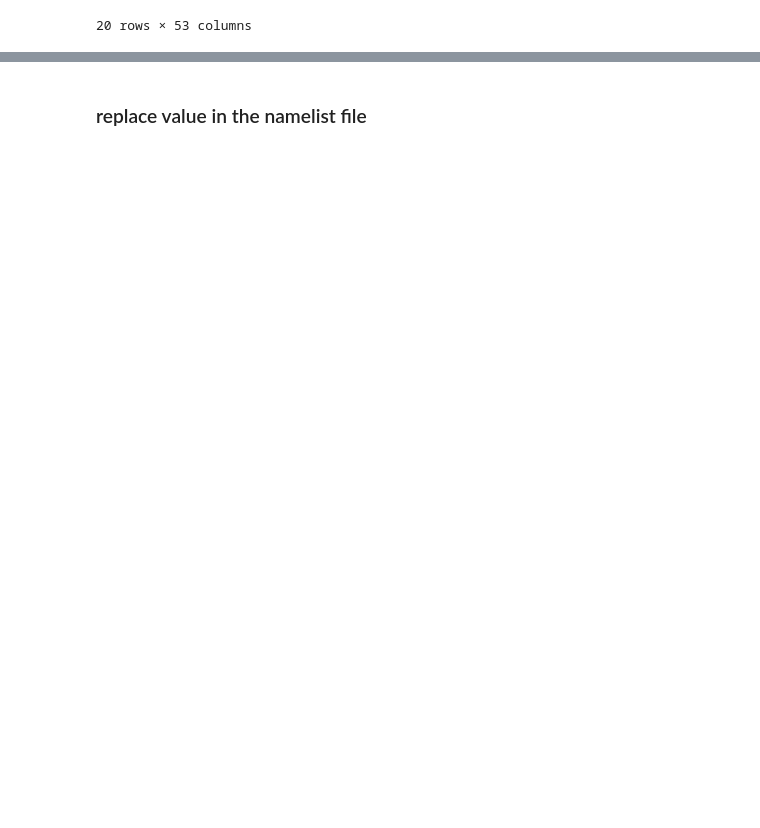
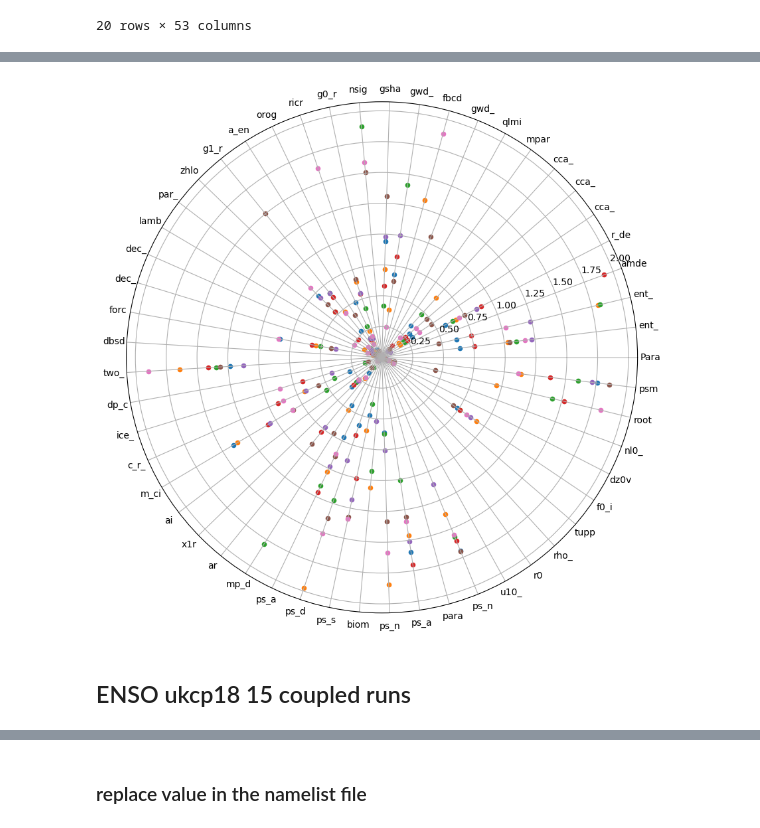
Before and after one commit to ars599/PPE, a Jupyter notebook: get_ppe_data_table_v1.ipynb, the cells around one changed output, grey strips where cells are left out. Saved outputs shown, nothing was run; the diff lists cells and outputs as text; code cells hidden in the pictures; blank space fills up the shorter version.

```diff
--- a/get_ppe_data_table_v1.ipynb
+++ b/get_ppe_data_table_v1.ipynb
@@ -88,3 +138,37 @@ ga7
+# %%
+import matplotlib.pyplot as plt
+import numpy as np
+plt.rcParams['figure.figsize'] = (16, 10)  # Default plot size
+
+# Assuming row_12 contains 53 elements
+row_12 = ga7.iloc[11][:53].apply(lambda x: nan if abs(x) > 2 else x)
+row_13 = ga7.iloc[12][:53].apply(lambda x: nan if abs(x) > 2 else x)
+row_14 = ga7.iloc[13][:53].apply(lambda x: nan if abs(x) > 2 else x)
+row_15 = ga7.iloc[14][:53].apply(lambda x: nan if abs(x) > 2 else x)
+row_16 = ga7.iloc[15][:53].apply(lambda x: nan if abs(x) > 2 else x)
+row_17 = ga7.iloc[16][:53].apply(lambda x: nan if abs(x) > 2 else x)
+row_18 = ga7.iloc[17][:53].apply(lambda x: nan if abs(x) > 2 else x)
+
+# Calculate the angles for each element in row_12
+theta = np.linspace(0, 2 * np.pi, len(row_12), endpoint=False)
+
+fig, ax = plt.subplots(subplot_kw={'projection': 'polar'})
+
+ax.scatter(theta, row_12.values, marker='o', s=20)
+ax.scatter(theta, row_13.values, marker='o', s=20)
+ax.scatter(theta, row_14.values, marker='o', s=20)
+ax.scatter(theta, row_15.values, marker='o', s=20)
+ax.scatter(theta, row_16.values, marker='o', s=20)
+ax.scatter(theta, row_17.values, marker='o', s=20)
+ax.scatter(theta, row_18.values, marker='o', s=20)
+
+ax.set_xticks(theta)  # Set ticks at calculated angles
+ax.set_xticklabels([label[:4] for label in row_12.index], rotation=60, ha='center');  # Set labels based on row_12 index with a 60-degree rotation and adjust alignment, showing only the first 5 characters
+plt.savefig('ppe_parameters_circle_v1.png', dpi=300)
+# %% [output]
+[figure, added]
+# %% [markdown]
+## ENSO ukcp18 15 coupled runs
 # %%
 idir = '/g/data/p66/ars599/work_ppe/'
 f = idir+'ukcp18_strand2_ppe15.csv'
```
Also changed, not shown: parts of 9 cells of this notebook.
